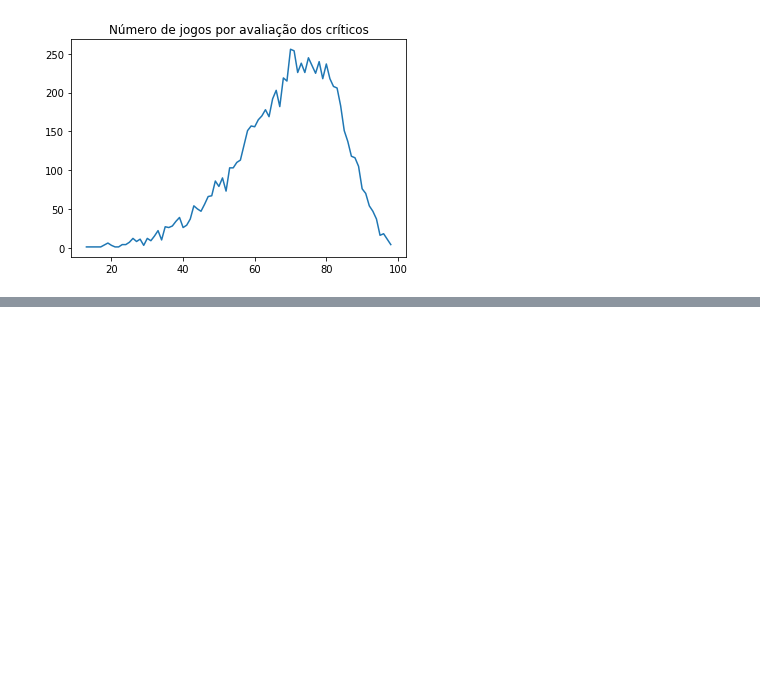
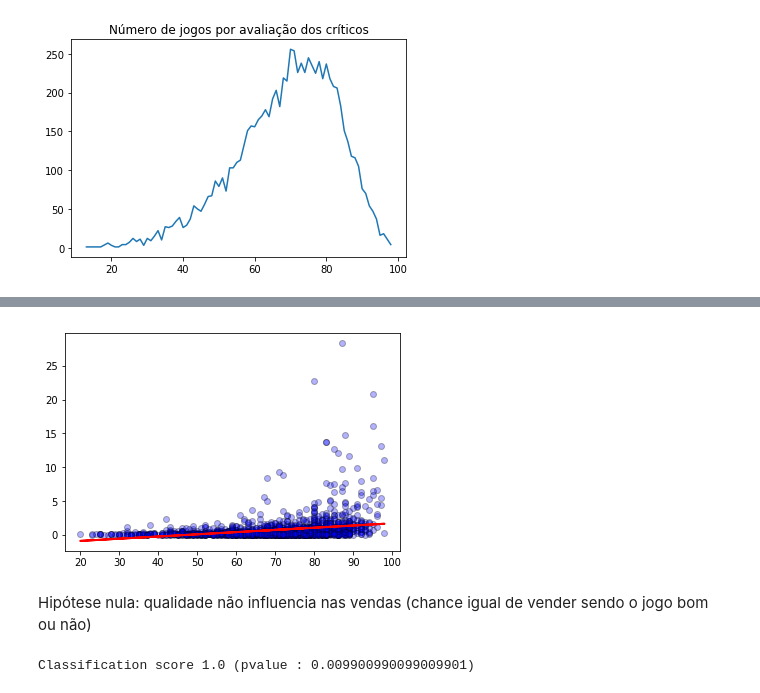
Before and after one commit to helenapato/ProjetoFinal_ICD_201901, a Jupyter notebook: NotebookProjetoFinalVideoGames.ipynb, the cells around one changed output, grey strips where cells are left out. Cells and saved outputs as stored; diff of their text form; code cells hidden in the pictures; blank space fills up the shorter version.

Commit message:
Fiz a regressão e o p-value
mas precisa dar uma arrumada ainda

```diff
--- a/NotebookProjetoFinalVideoGames.ipynb
+++ b/NotebookProjetoFinalVideoGames.ipynb
@@ -83,0 +117,11 @@ plt.plot(df1)
+# %%
+from sklearn.model_selection import train_test_split
+
+X = new_df['Critic_Score'].values
+y = new_df['Global_Sales'].values
+X = X.reshape(-1, 1)
+X_train, X_test, y_train, y_test = train_test_split(X, y)
+
+model = LinearRegression(normalize=True)
+model.fit(X_train, y_train)
+prediction = model.predict(X_test)
@@ -83,0 +141,17 @@ plt.plot(df1)
+# %%
+# Plot outputs
+plt.scatter(X_test, y_test,  color='blue', alpha=0.3, edgecolor='k')
+plt.plot(X_test, prediction, color='red', linewidth=2)
+
+plt.show()
+# %% [output]
+[figure, added]
+# %% [markdown]
+Hipótese nula: qualidade não influencia nas vendas (chance igual de vender sendo o jogo bom ou não)
+# %%
+from sklearn.model_selection import permutation_test_score
+
+score, permutation_scores, pvalue = permutation_test_score(model, X_test, prediction, cv=3)
+print("Classification score %s (pvalue : %s)" % (score, pvalue))
+# %% [output]
+Classification score 1.0 (pvalue : 0.009900990099009901)
```
Also changed, not shown: parts of 10 cells of this notebook.
